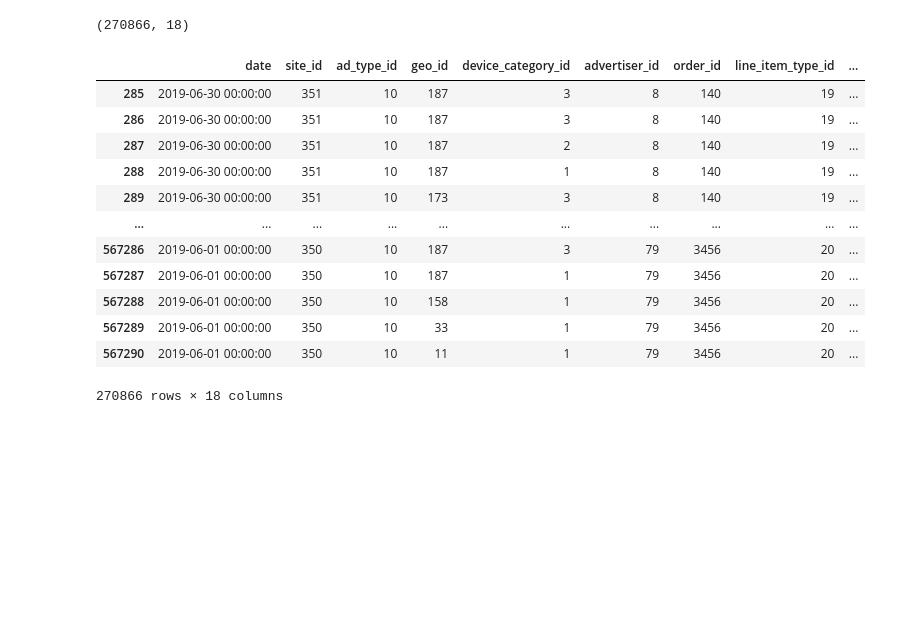
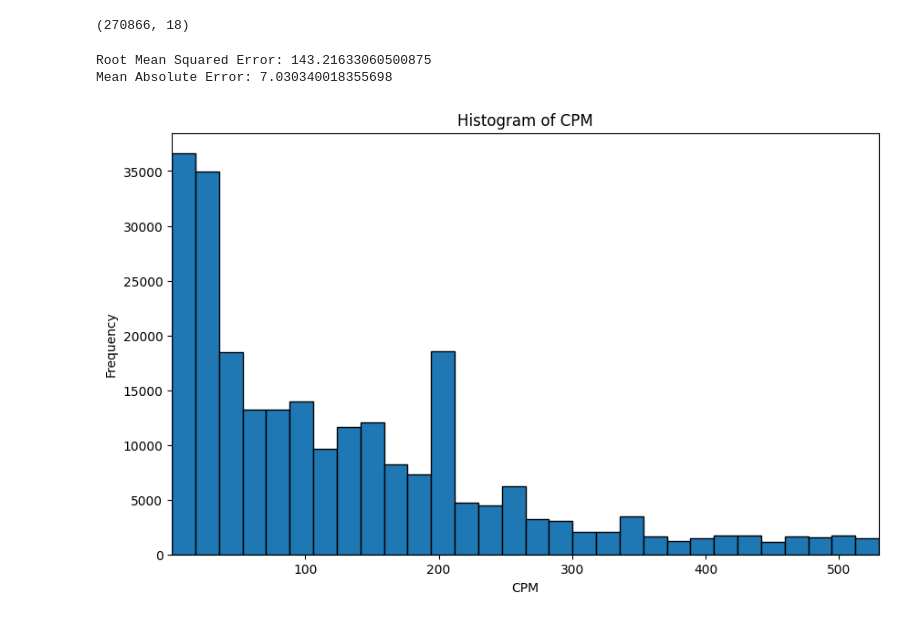
Before and after one commit to SebsKk/Bidding-CPM-Prediction, a Jupyter notebook: Data_Exploration.ipynb, the cells around one changed output. Drawn from its saved outputs; the diff is of its cells as text; code cells hidden in the pictures; blank space fills up the shorter version.

```diff
--- a/Data_Exploration.ipynb
+++ b/Data_Exploration.ipynb
@@ -114,22 +126,3 @@ df = df.loc[df['CPM'] > 0]
 df.shape
 # %% [output]
 (270866, 18)
-# %%
-# I think it could be useful to do some feature engineering here; the data we have does not give us that much
-# without the right context imo
-
-df
-# %% [output]
-|  | date | site_id | ad_type_id | geo_id | device_category_id | advertiser_id | order_id | line_item_type_id | ... |
-| 285 | 2019-06-30 00:00:00 | 351 | 10 | 187 | 3 | 8 | 140 | 19 | ... |
-| 286 | 2019-06-30 00:00:00 | 351 | 10 | 187 | 3 | 8 | 140 | 19 | ... |
-| 287 | 2019-06-30 00:00:00 | 351 | 10 | 187 | 2 | 8 | 140 | 19 | ... |
-| 288 | 2019-06-30 00:00:00 | 351 | 10 | 187 | 1 | 8 | 140 | 19 | ... |
-| 289 | 2019-06-30 00:00:00 | 351 | 10 | 173 | 3 | 8 | 140 | 19 | ... |
-| ... | ... | ... | ... | ... | ... | ... | ... | ... | ... |
-| 567286 | 2019-06-01 00:00:00 | 350 | 10 | 187 | 3 | 79 | 3456 | 20 | ... |
-| 567287 | 2019-06-01 00:00:00 | 350 | 10 | 187 | 1 | 79 | 3456 | 20 | ... |
-| 567288 | 2019-06-01 00:00:00 | 350 | 10 | 158 | 1 | 79 | 3456 | 20 | ... |
-| 567289 | 2019-06-01 00:00:00 | 350 | 10 | 33 | 1 | 79 | 3456 | 20 | ... |
-| 567290 | 2019-06-01 00:00:00 | 350 | 10 | 11 | 1 | 79 | 3456 | 20 | ... |
-270866 rows × 18 columns
@@ -135,0 +204,32 @@ df
+# %%
+xgb_model = XGBoost_model(X_train, y_train, X_test, y_test)
+
+# to understand this output I need to see the distribution of the CPM columns
+# %% [output]
+Root Mean Squared Error: 143.21633060500875
+Mean Absolute Error: 7.030340018355698
+# %%
+
+# Compute IQR
+Q1 = df['CPM'].quantile(0.25)
+Q3 = df['CPM'].quantile(0.75)
+IQR = Q3 - Q1
+
+# Filtering Values between Q1-1.5IQR and Q3+1.5IQR
+filtered_df = df.query('(@Q1 - 1.5 * @IQR) <= CPM <= (@Q3 + 1.5 * @IQR)')
+
+plt.figure(figsize=(10,6))
+plt.hist(filtered_df['CPM'], bins=30, edgecolor='black')
+plt.title('Histogram of CPM')
+plt.xlabel('CPM')
+plt.ylabel('Frequency')
+
+# Set the x-limits to the min and max of 'CPM' column in filtered data
+plt.xlim(filtered_df['CPM'].min(), filtered_df['CPM'].max())
+
+plt.show()
+
+
+# just looking at this shows us that we need to deal with outliers
+# %% [output]
+[figure, added]
```
Also changed, not shown: parts of 6 cells of this notebook.
